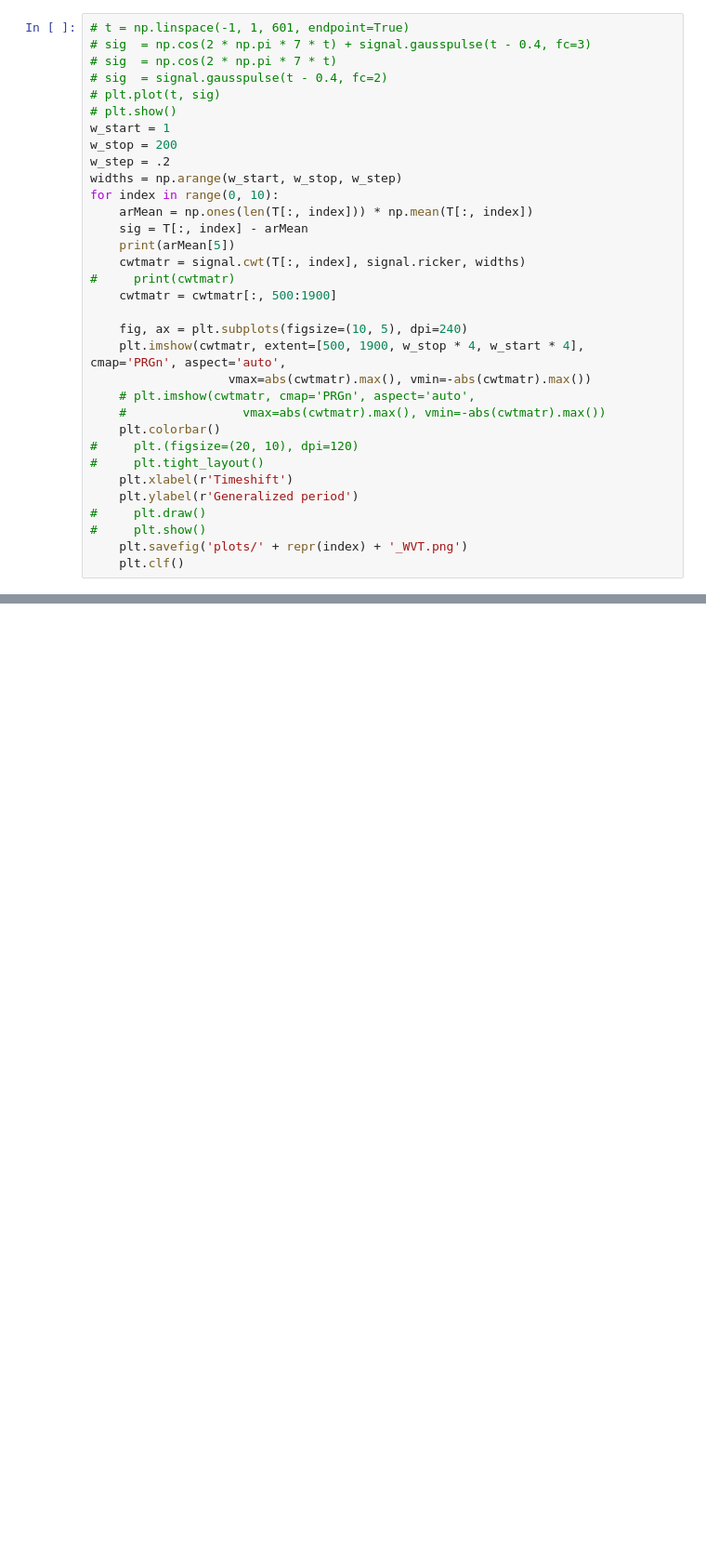
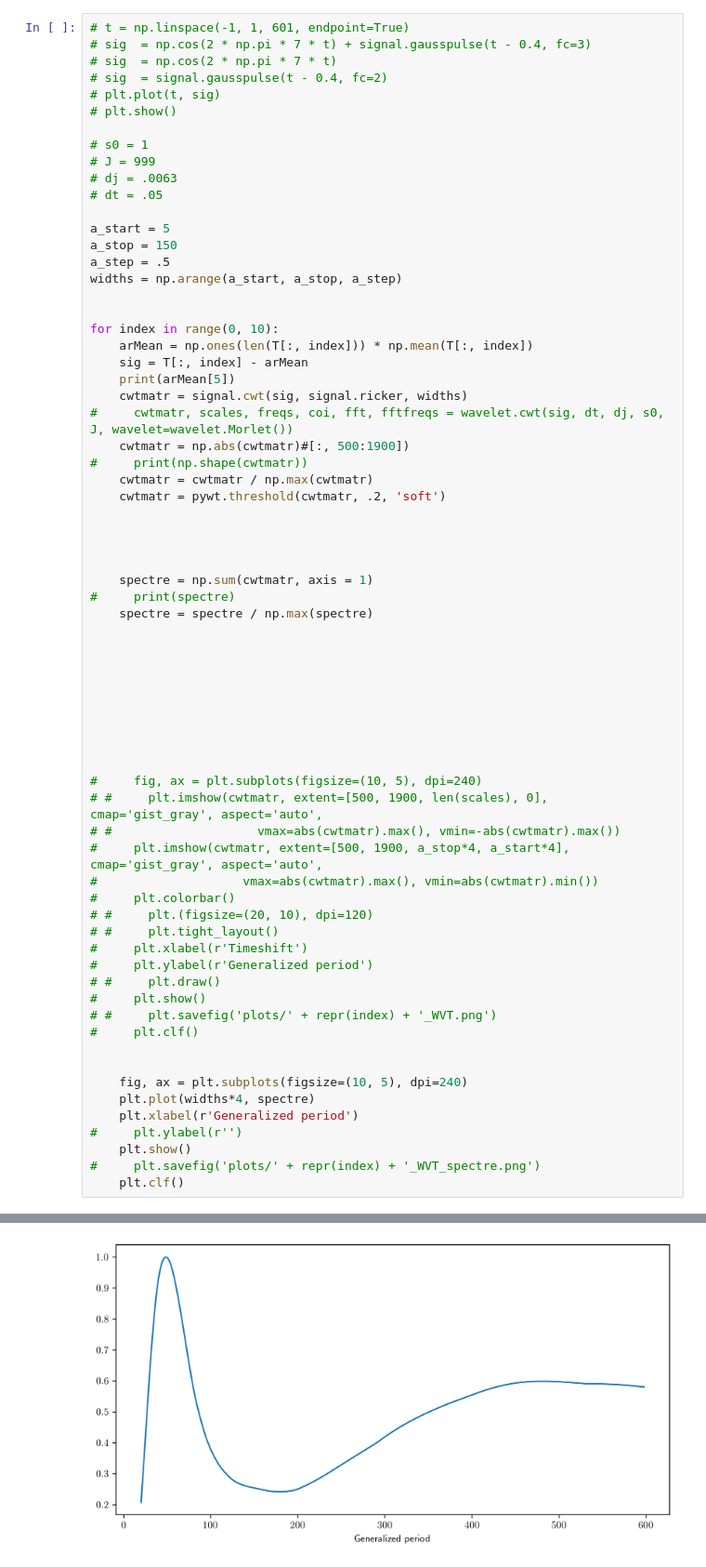
Before and after one commit to VasilievArtyom/PredictiveMaintenance, a Jupyter notebook: private/Tsyganov/wavelet.ipynb, the cells around one changed output, grey strips where cells are left out. Shown: that part at 93% size. Cells and saved outputs as stored; diff of their text form; blank space fills up the shorter version.

```diff
--- a/private/Tsyganov/wavelet.ipynb
+++ b/private/Tsyganov/wavelet.ipynb
@@ -34,31 +33,66 @@ plt.show()
 # sig  = signal.gausspulse(t - 0.4, fc=2)
 # plt.plot(t, sig)
 # plt.show()
-w_start = 1
-w_stop = 200
-w_step = .2
-widths = np.arange(w_start, w_stop, w_step)
+
+# s0 = 1
+# J = 999
+# dj = .0063
+# dt = .05
+
+a_start = 5
+a_stop = 150
+a_step = .5
+widths = np.arange(a_start, a_stop, a_step)
+
+
 for index in range(0, 10):
     arMean = np.ones(len(T[:, index])) * np.mean(T[:, index])
     sig = T[:, index] - arMean
     print(arMean[5])
-    cwtmatr = signal.cwt(T[:, index], signal.ricker, widths)
-#     print(cwtmatr)
-    cwtmatr = cwtmatr[:, 500:1900]
+    cwtmatr = signal.cwt(sig, signal.ricker, widths)
+#     cwtmatr, scales, freqs, coi, fft, fftfreqs = wavelet.cwt(sig, dt, dj, s0, J, wavelet=wavelet.Morlet())
+    cwtmatr = np.abs(cwtmatr)#[:, 500:1900])
+#     print(np.shape(cwtmatr))
+    cwtmatr = cwtmatr / np.max(cwtmatr)
+    cwtmatr = pywt.threshold(cwtmatr, .2, 'soft')
+
+
+
+
+    spectre = np.sum(cwtmatr, axis = 1)
+#     print(spectre)
+    spectre = spectre / np.max(spectre)
+
+
+
+
+
+
+
+
+
+#     fig, ax = plt.subplots(figsize=(10, 5), dpi=240)
+# #     plt.imshow(cwtmatr, extent=[500, 1900, len(scales), 0], cmap='gist_gray', aspect='auto',
+# #                    vmax=abs(cwtmatr).max(), vmin=-abs(cwtmatr).max())
+#     plt.imshow(cwtmatr, extent=[500, 1900, a_stop*4, a_start*4], cmap='gist_gray', aspect='auto',
+#                    vmax=abs(cwtmatr).max(), vmin=abs(cwtmatr).min())
+#     plt.colorbar()
+# #     plt.(figsize=(20, 10), dpi=120)
+# #     plt.tight_layout()
+#     plt.xlabel(r'Timeshift')
+#     plt.ylabel(r'Generalized period')
+# #     plt.draw()
+#     plt.show()
+# #     plt.savefig('plots/' + repr(index) + '_WVT.png')
+#     plt.clf()
+
 
     fig, ax = plt.subplots(figsize=(10, 5), dpi=240)
-    plt.imshow(cwtmatr, extent=[500, 1900, w_stop * 4, w_start * 4], cmap='PRGn', aspect='auto',
-                   vmax=abs(cwtmatr).max(), vmin=-abs(cwtmatr).max())
-    # plt.imshow(cwtmatr, cmap='PRGn', aspect='auto',
-    #                vmax=abs(cwtmatr).max(), vmin=-abs(cwtmatr).max())
-    plt.colorbar()
-#     plt.(figsize=(20, 10), dpi=120)
-#     plt.tight_layout()
-    plt.xlabel(r'Timeshift')
-    plt.ylabel(r'Generalized period')
-#     plt.draw()
-#     plt.show()
-    plt.savefig('plots/' + repr(index) + '_WVT.png')
+    plt.plot(widths*4, spectre)
+    plt.xlabel(r'Generalized period')
+#     plt.ylabel(r'')
+    plt.show()
+#     plt.savefig('plots/' + repr(index) + '_WVT_spectre.png')
     plt.clf()
 # %% [output]
 46.32162337702863
@@ -73,0 +99 @@ for index in range(0, 10):
+[figure, added]
```
Also changed, not shown: parts of 3 cells of this notebook, 12 other files.
